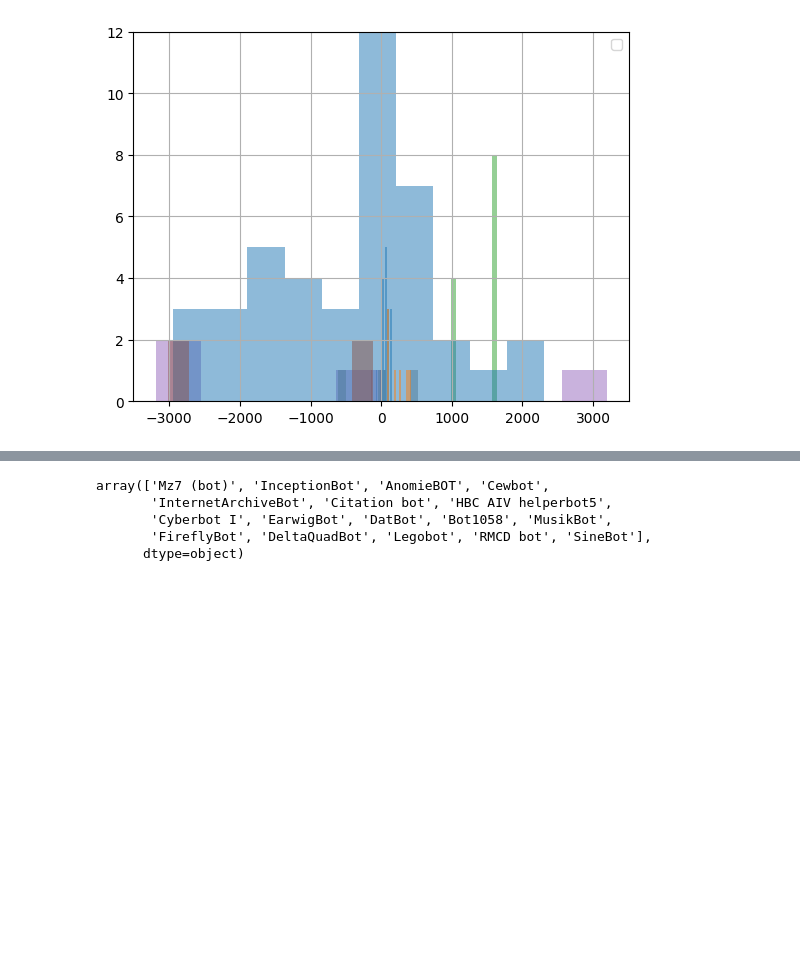
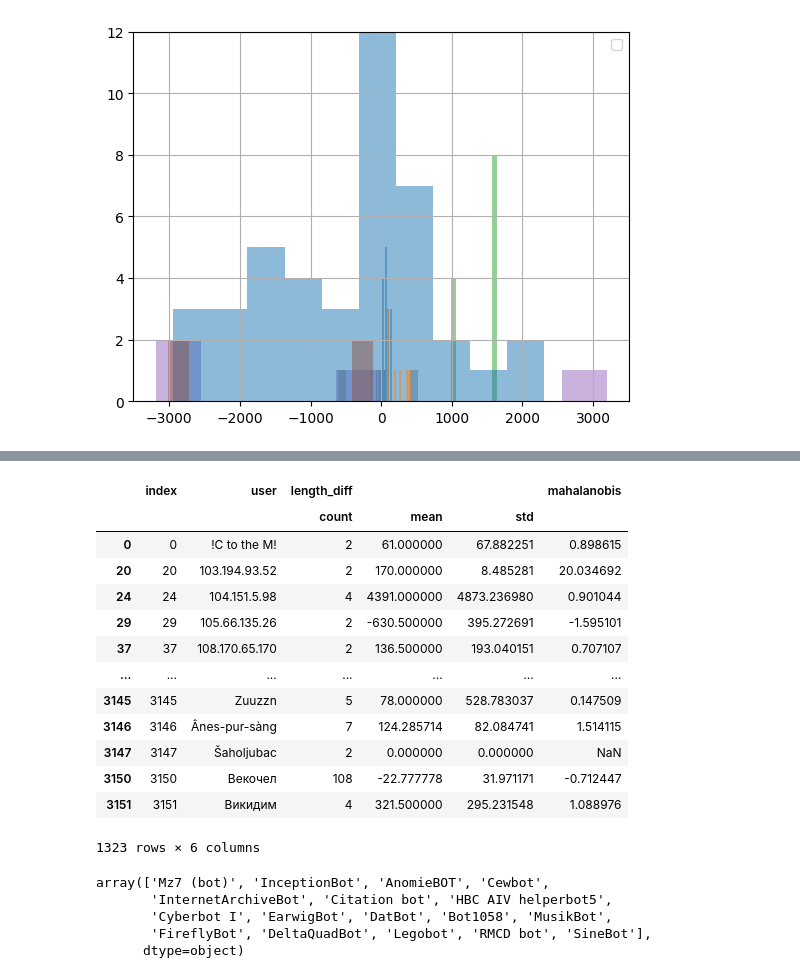
Before and after one commit to shandrayu/mining-massive-databases, a Jupyter notebook: notebooks/BloomFilter.ipynb, the cells around one changed output, grey strips where cells are left out. Cells and saved outputs as stored; diff of their text form; code cells hidden in the pictures; blank space fills up the shorter version.

```diff
--- a/notebooks/BloomFilter.ipynb
+++ b/notebooks/BloomFilter.ipynb
@@ -200,3 +240,25 @@ df[df['bot']][['user', 'title']].value_counts().reset_index().sort_values('count
+# %%
+_df = df[~df['bot']].groupby(['user'], as_index=False).agg(
+                      {'length_diff':['count', 'mean','std']}).reset_index()
+_df.dropna(inplace=True)
+
+_df['mahalanobis'] = _df['length_diff']['mean'] / _df['length_diff']['std']
+_df
+# %% [output]
+|  | index | user | length_diff |  |  | mahalanobis |
+|  |  |  | count | mean | std |  |
+| 0 | 0 | !C to the M! | 2 | 61.000000 | 67.882251 | 0.898615 |
+| 20 | 20 | 103.194.93.52 | 2 | 170.000000 | 8.485281 | 20.034692 |
+| 24 | 24 | 104.151.5.98 | 4 | 4391.000000 | 4873.236980 | 0.901044 |
+| 29 | 29 | 105.66.135.26 | 2 | -630.500000 | 395.272691 | -1.595101 |
+| 37 | 37 | 108.170.65.170 | 2 | 136.500000 | 193.040151 | 0.707107 |
+| ... | ... | ... | ... | ... | ... | ... |
+| 3145 | 3145 | Zuuzzn | 5 | 78.000000 | 528.783037 | 0.147509 |
+| 3146 | 3146 | Ânes-pur-sàng | 7 | 124.285714 | 82.084741 | 1.514115 |
+| 3147 | 3147 | Šaholjubac | 2 | 0.000000 | 0.000000 | NaN |
+| 3150 | 3150 | Векочел | 108 | -22.777778 | 31.971171 | -0.712447 |
+| 3151 | 3151 | Викидим | 4 | 321.500000 | 295.231548 | 1.088976 |
+1323 rows × 6 columns
 # %%
 df[df['bot']]['user'].unique()
 # %% [output]
```
Also changed, not shown: parts of 53 cells of this notebook.
